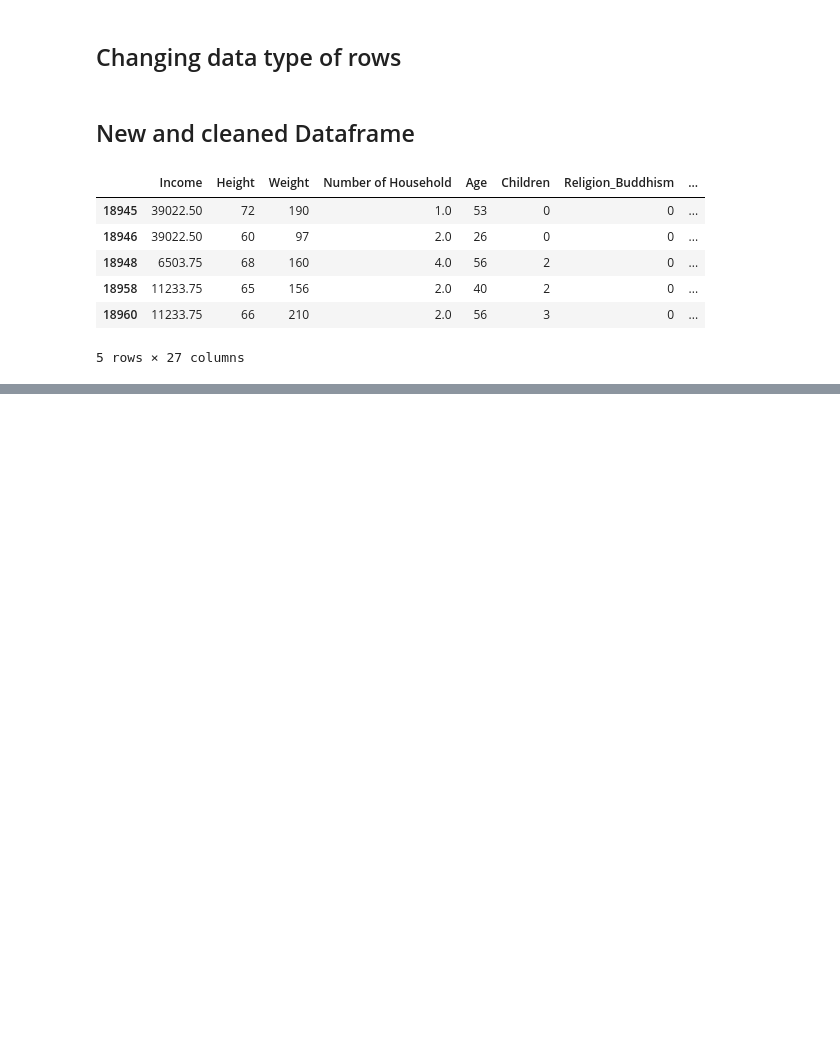
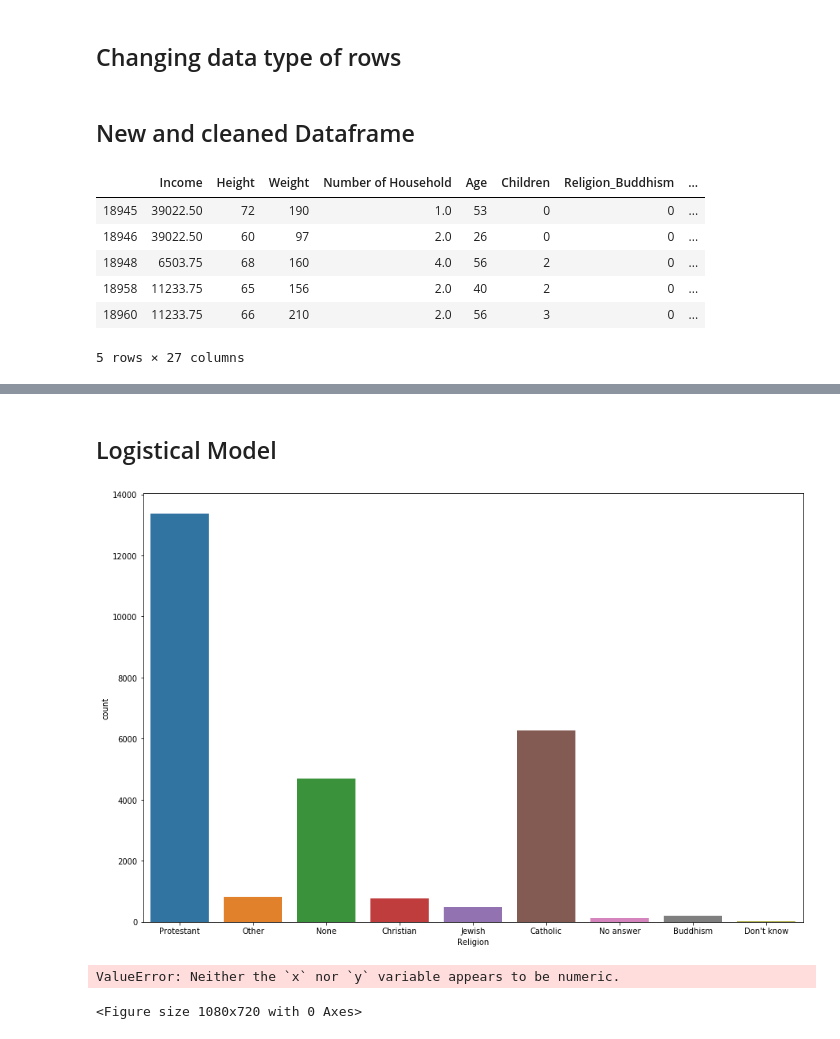
Before and after one commit to yyemane32/INST326-Project-Data-Analysis, a Jupyter notebook: DataCleaning.ipynb, the cells around one changed output, grey strips where cells are left out. Cells and saved outputs as stored; diff of their text form; code cells hidden in the pictures; blank space fills up the shorter version.

```diff
--- a/DataCleaning.ipynb
+++ b/DataCleaning.ipynb
@@ -93,0 +139,23 @@ new_df.head()
+# %% [markdown]
+## Logistical Model
+# %%
+def logistic(dependent):
+    #X =df.loc[:, independent].values.reshape(-1, 1)
+    Y =df.loc[:, dependent ].values.reshape(-1, 1)
+    plt.figure(figsize=(15, 10))
+    sns.countplot(x= dependent, data=df)
+    #sns.boxplot(x= independent,y= dependent,data= df,palette='winter')
+
+logistic("Religion")
+# %% [output]
+[figure, added]
+# %%
+def logistic1(independent, dependent):
+    X =df.loc[:, independent].values.reshape(-1, 1)
+    Y =df.loc[:, dependent ].values.reshape(-1, 1)
+    plt.figure(figsize=(15, 10))
+    sns.boxplot(x= independent,y= dependent,data= df,palette='winter')
+logistic1("Religion", "Age")
+# %% [output]
+ValueError: Neither the `x` nor `y` variable appears to be numeric.
+<Figure size 1080x720 with 0 Axes>
```
Also changed, not shown: parts of 8 cells of this notebook.
